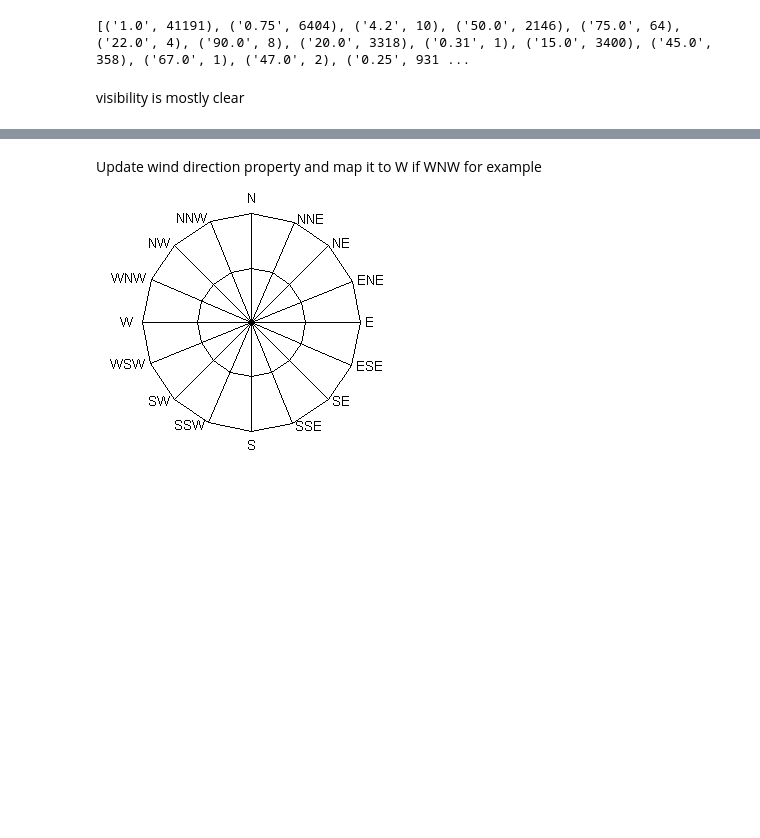
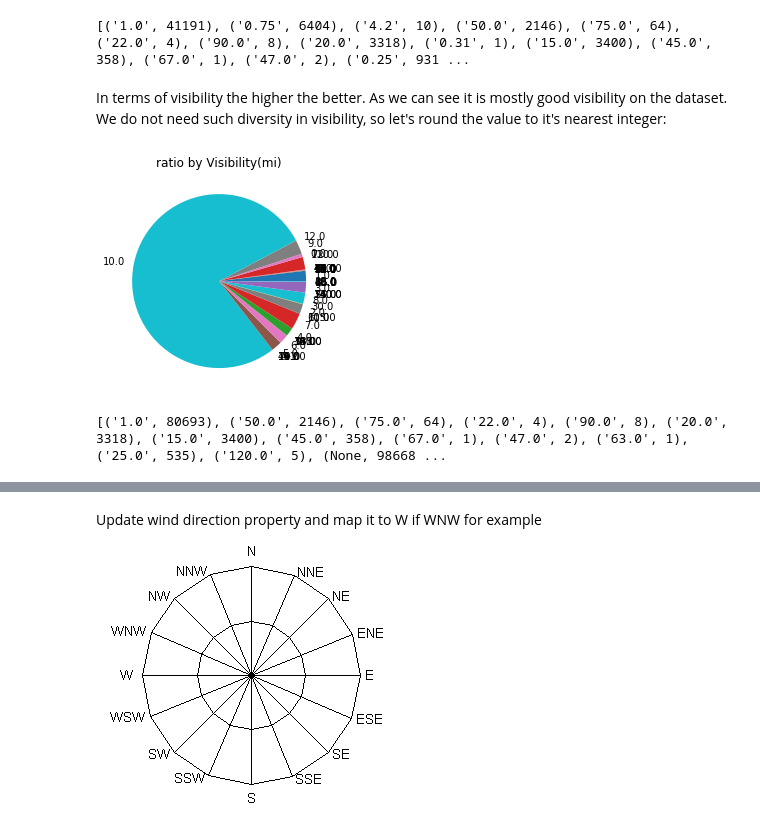
Before and after one commit to glebgalkin/SOEN471Winter, a Jupyter notebook: US Accidents technical analysis and regression.ipynb, the cells around one changed output, grey strips where cells are left out. Cells and saved outputs as stored; diff of their text form; code cells hidden in the pictures; blank space fills up the shorter version.

Commit message:
updated visibility

```diff
--- a/US Accidents technical analysis and regression.ipynb
+++ b/US Accidents technical analysis and regression.ipynb
@@ -186,5 +192,11 @@ display_piechart_of_column(root_accidents_data, 'Visibility(mi)')
 # %% [output]
 [figure]
 [('1.0', 41191), ('0.75', 6404), ('4.2', 10), ('50.0', 2146), ('75.0', 64), ('22.0', 4), ('90.0', 8), ('20.0', 3318), ('0.31', 1), ('15.0', 3400), ('45.0', 358), ('67.0', 1), ('47.0', 2), ('0.25', 931 ...
-# %% [markdown]
-visibility is mostly clear
+# %% [markdown]
+In terms of visibility the higher the better. As we can see it is mostly good visibility on the dataset. We do not need such diversity in visibility, so let's round the value to it's nearest integer:
+# %%
+visibility_flattened = root_accidents_data.withColumn('Visibility(mi)', round(root_accidents_data['Visibility(mi)'], 0))
+display_piechart_of_column(visibility_flattened, 'Visibility(mi)')
+# %% [output]
+[figure, added]
+[('1.0', 80693), ('50.0', 2146), ('75.0', 64), ('22.0', 4), ('90.0', 8), ('20.0', 3318), ('15.0', 3400), ('45.0', 358), ('67.0', 1), ('47.0', 2), ('63.0', 1), ('25.0', 535), ('120.0', 5), (None, 98668 ...
```
Also changed, not shown: parts of 16 cells of this notebook.
